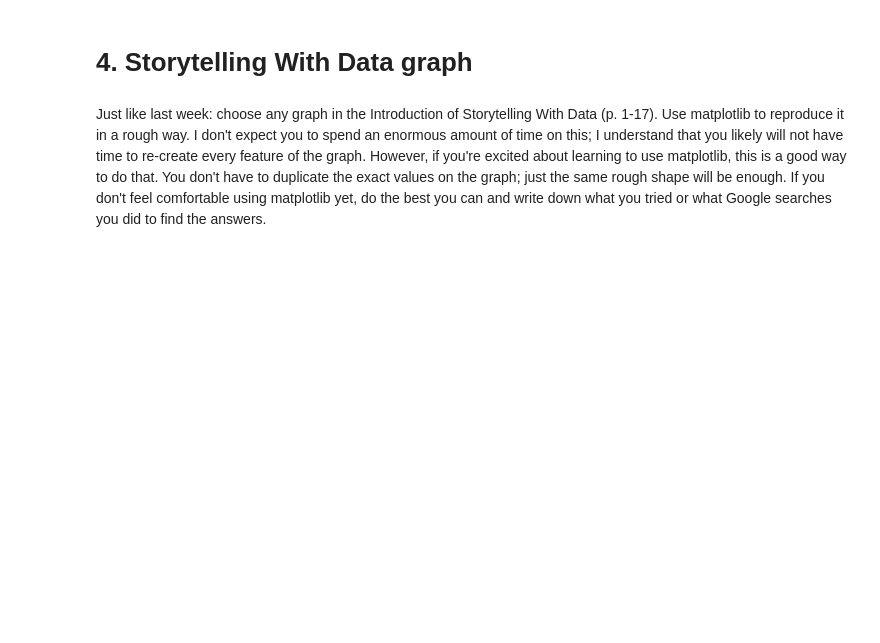
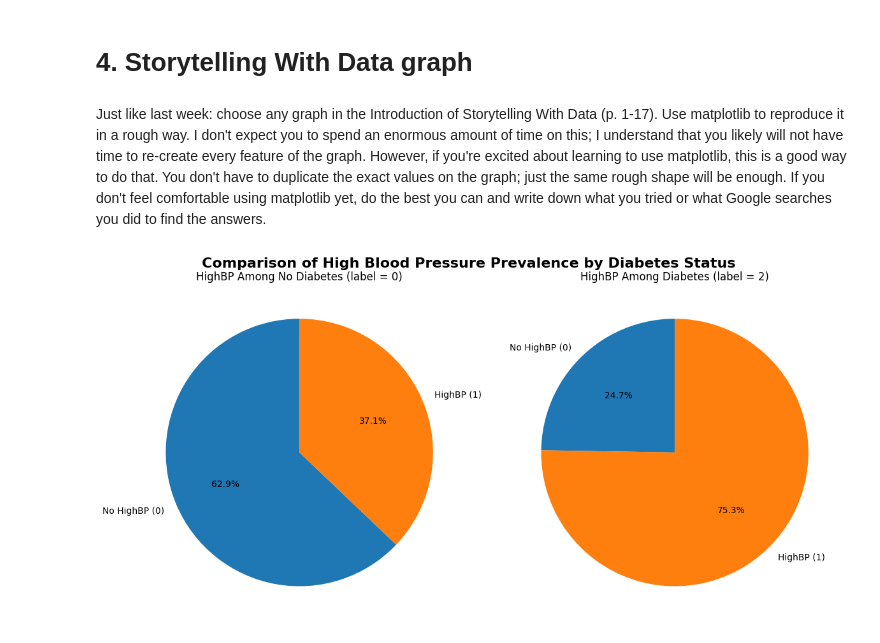
Before and after one commit to jasser-dh/Module-B-semester-2, a Jupyter notebook: OMDS-ModB2-Week2-Dhaouadi-Jasser.ipynb, the cells around one changed output. Cells and saved outputs as stored; diff of their text form; code cells hidden in the pictures; blank space fills up the shorter version.

```diff
--- a/OMDS-ModB2-Week2-Dhaouadi-Jasser.ipynb
+++ b/OMDS-ModB2-Week2-Dhaouadi-Jasser.ipynb
@@ -421,3 +421,28 @@ for feature in features:
 # 4. Storytelling With Data graph
 # %% [markdown]
 Just like last week: choose any graph in the Introduction of Storytelling With Data (p. 1-17). Use matplotlib to reproduce it in a rough way. I don't expect you to spend an enormous amount of time on this; I understand that you likely will not have time to re-create every feature of the graph. However, if you're excited about learning to use matplotlib, this is a good way to do that. You don't have to duplicate the exact values on the graph; just the same rough shape will be enough.  If you don't feel comfortable using matplotlib yet, do the best you can and write down what you tried or what Google searches you did to find the answers.
+# %%
+# Data preparation
+no_diabetes = df_diabetes[df_diabetes["Diabetes_012"] == 0]["HighBP"].value_counts().sort_index()
+diabetes = df_diabetes[df_diabetes["Diabetes_012"] == 2]["HighBP"].value_counts().sort_index()
+
+labels = ["No HighBP (0)", "HighBP (1)"]
+
+# Create side-by-side pie charts
+fig, axes = plt.subplots(1, 2, figsize=(12, 6))
+# Add main comparison title
+fig.suptitle("Comparison of High Blood Pressure Prevalence by Diabetes Status", fontsize=16, fontweight="bold")
+
+# Left pie
+axes[0].pie(no_diabetes.values, labels=labels, autopct="%1.1f%%", startangle=90)
+axes[0].set_title("HighBP Among No Diabetes (label = 0)")
+
+# Right pie
+axes[1].pie(diabetes.values, labels=labels, autopct="%1.1f%%", startangle=90)
+axes[1].set_title("HighBP Among Diabetes (label = 2)")
+
+#plt.title("High Blood Pressure Distribution: No Diabetes vs. Diabetes")
+plt.tight_layout()
+plt.show()
+# %% [output]
+[figure, added]
```
